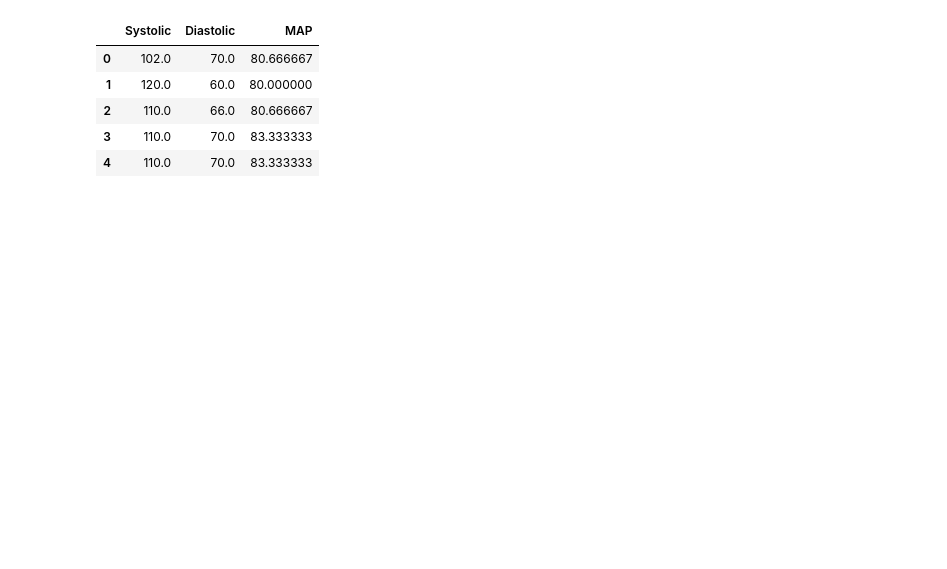
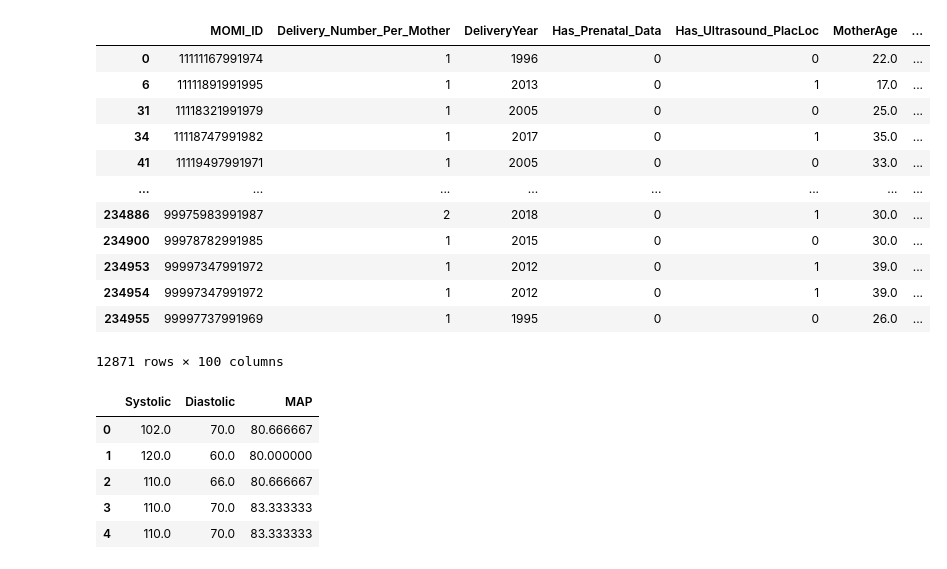
Before and after one commit to rachellb/Bennett_OUDSA5900, a Jupyter notebook: Descriptions/Momi Test.ipynb, the cells around one changed output. Cells and saved outputs as stored; diff of their text form; code cells hidden in the pictures; blank space fills up the shorter version.

```diff
--- a/Descriptions/Momi Test.ipynb
+++ b/Descriptions/Momi Test.ipynb
@@ -310,7 +310,7 @@ momi.rename(columns={"DMOMAGE": "MotherAge", "FatherAge_State": "FatherAge", "DF
                      "Alcohol_a": 'Drinks/Week'}, inplace=True)
 
 # Dropping variables with more than 20% missing values
-momi = momi.loc[:, momi.isnull().mean() < .20]
+#momi = momi.loc[:, momi.isnull().mean() < .20]
 
 # Joining the momi data with the prenatal data - we want women who never had preeclampsia and first incidence of
 # preeclampsia, nothing else
@@ -322,3 +354,21 @@ prenatal[["Systolic", "Diastolic"]] = prenatal[["Systolic", "Diastolic"]].apply(
+# %%
+early = momi.loc[momi['GestAgeDelivery']<34]
+# %%
+early
+# %% [output]
+|  | MOMI_ID | Delivery_Number_Per_Mother | DeliveryYear | Has_Prenatal_Data | Has_Ultrasound_PlacLoc | MotherAge | ... |
+| 0 | 11111167991974 | 1 | 1996 | 0 | 0 | 22.0 | ... |
+| 6 | 11111891991995 | 1 | 2013 | 0 | 1 | 17.0 | ... |
+| 31 | 11118321991979 | 1 | 2005 | 0 | 0 | 25.0 | ... |
+| 34 | 11118747991982 | 1 | 2017 | 0 | 1 | 35.0 | ... |
+| 41 | 11119497991971 | 1 | 2005 | 0 | 0 | 33.0 | ... |
+| ... | ... | ... | ... | ... | ... | ... | ... |
+| 234886 | 99975983991987 | 2 | 2018 | 0 | 1 | 30.0 | ... |
+| 234900 | 99978782991985 | 1 | 2015 | 0 | 0 | 30.0 | ... |
+| 234953 | 99997347991972 | 1 | 2012 | 0 | 1 | 39.0 | ... |
+| 234954 | 99997347991972 | 1 | 2012 | 0 | 1 | 39.0 | ... |
+| 234955 | 99997737991969 | 1 | 1995 | 0 | 0 | 26.0 | ... |
+12871 rows × 100 columns
 # %%
 # MAP = (Sys + (2*Dias))/3
 prenatal['MAP'] = np.NaN
```
Also changed, not shown: parts of 4 cells of this notebook, 10 other files.
